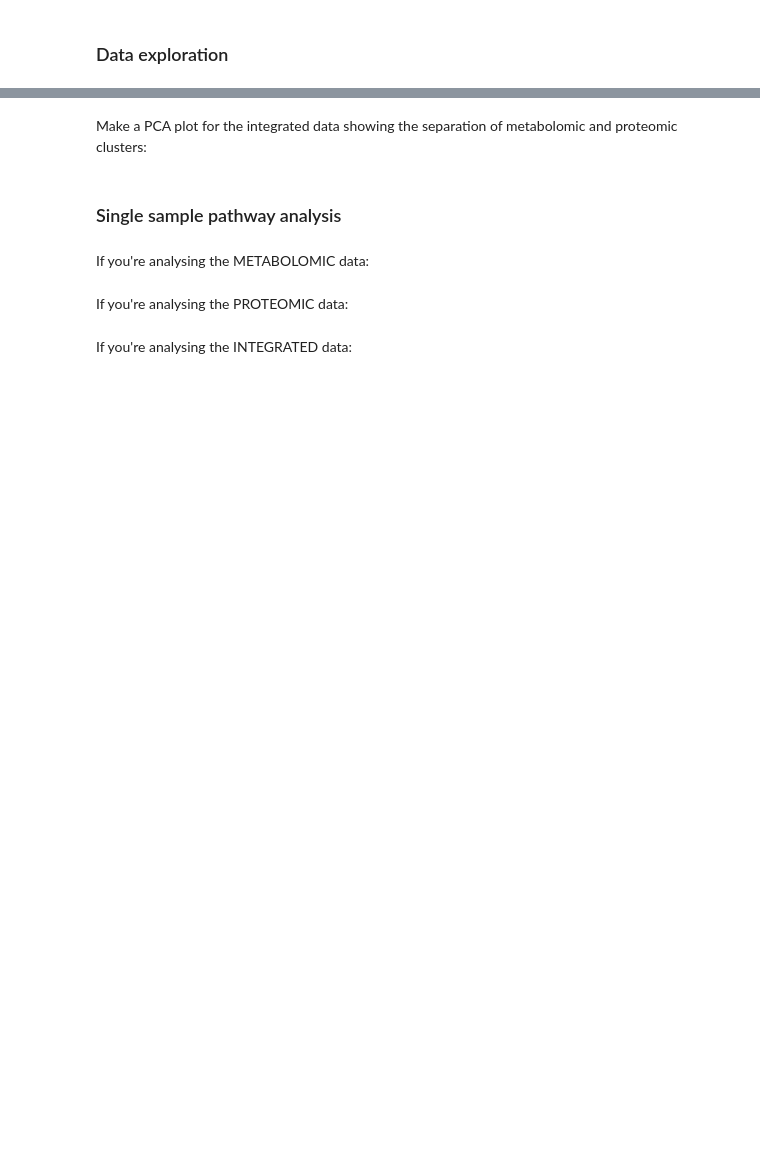
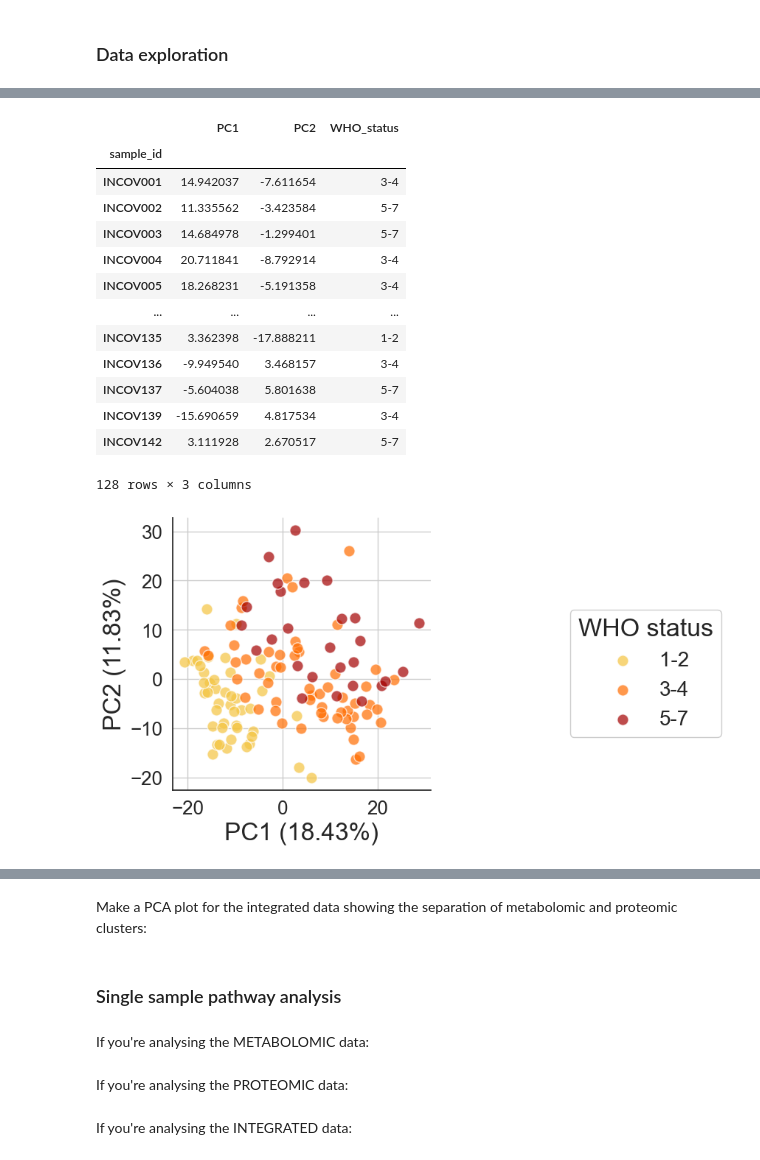
Before and after one commit to j-keung/multiomics-pathway-analysis, a Jupyter notebook: main_scripts/main_workflow.ipynb, the cells around one changed output, grey strips where cells are left out. Drawn from its saved outputs; the diff is of its cells as text; code cells hidden in the pictures; blank space fills up the shorter version.

```diff
--- a/main_scripts/main_workflow.ipynb
+++ b/main_scripts/main_workflow.ipynb
@@ -236,47 +221,59 @@ pca = PCA(n_components=2)
 principal_components = pca.fit_transform(x)
 df2 = pd.DataFrame(data = principal_components, columns = ['PC1', 'PC2'])
 
-#Restore original index
+#Restore original index to sample names instead of numbers
 df2 = df2.set_index(df.index)
 
 #Concatenate WHO information
 df3 = pd.concat([df2, df[['WHO_status']]], axis = 1)
 
 display(df3)
 
 
 
 
 sns.set(font_scale = 1.7)
 sns.set_style("white")
 
 sns.lmplot(
     x='PC1',
     y='PC2',
     data=df3,
     hue='WHO_status',
     hue_order = ['1-2', '3-4','5-7'],
     fit_reg=False, #don't draw line of best fit
     legend=False,
-    palette=[ '#F4C441','#ff6d00', '#a30000'] ,  #yellow #F5AF2C #F6AE2D
+    palette=[ '#F4C441','#ff6d00', '#a30000'] ,
    scatter_kws={'edgecolor':'white',"s": 120, 'alpha': 0.7} #point size
     )
-#Note: I don't use the seaborn legend but check it matches with the seaborn legend
+#Note: I don't use the seaborn legend (I use plt to add a legend) but check it matches with the seaborn legend
 
 #sns.despine(right=False,top=False) #Add a line to the top and right of grid
 
+plt.xlabel('PC1 (' + str(round(pca.explained_variance_ratio_[0]*100,2)) + '%)',fontsize=24)
+plt.ylabel('PC2 (' + str(round(pca.explained_variance_ratio_[1]*100,2)) + '%)',fontsize=24)
 
-#plt.title('Metabolomic dataset',fontsize=20,loc='center',y=1.08)
-#plt.title('Metabolite abundance',fontsize=22, loc='left',pad=15)
-
-plt.xlabel('PC1 (' + str(round(pca.explained_variance_ratio_[0]*100,2)) + '%)',fontsize=24)
-plt.ylabel('PC2 (' + str(round(pca.explained_variance_ratio_[1]*100,2)) + '%)',fontsize=24, labelpad=0)
-
-
-#plt.legend(framealpha=1, frameon = 'True', title="WHO status",title_fontsize='large', prop={'size': 14}, bbox_to_anchor=(1.5, 0.7))
+#This adds a large legend so that I can crop the legend out for the whole panelled figure
+#plt.legend(framealpha=1,  title="WHO status",title_fontsize='large', prop={'size': 20}, bbox_to_anchor=(1.5, 0.7))
 #This has more information on the bbox_to_anchor coordinates: https://stackoverflow.com/questions/4700614/how-to-put-the-legend-outside-the-plot
 
-plt.grid()
+plt.grid()  #add gridelines
 
 #plt.savefig('../Figures/integrated_PCA.png', dpi=600, bbox_inches = 'tight' , pad_inches = 0.2 , facecolor='w')
+# %% [output]
+|  | PC1 | PC2 | WHO_status |
+| sample_id |  |  |  |
+| INCOV001 | 14.942037 | -7.611654 | 3-4 |
+| INCOV002 | 11.335562 | -3.423584 | 5-7 |
+| INCOV003 | 14.684978 | -1.299401 | 5-7 |
+| INCOV004 | 20.711841 | -8.792914 | 3-4 |
+| INCOV005 | 18.268231 | -5.191358 | 3-4 |
+| ... | ... | ... | ... |
+| INCOV135 | 3.362398 | -17.888211 | 1-2 |
+| INCOV136 | -9.949540 | 3.468157 | 3-4 |
+| INCOV137 | -5.604038 | 5.801638 | 5-7 |
+| INCOV139 | -15.690659 | 4.817534 | 3-4 |
+| INCOV142 | 3.111928 | 2.670517 | 5-7 |
+128 rows × 3 columns
+[figure, added]
 # %%
```
Also changed, not shown: parts of 32 cells of this notebook, 2 other files.
